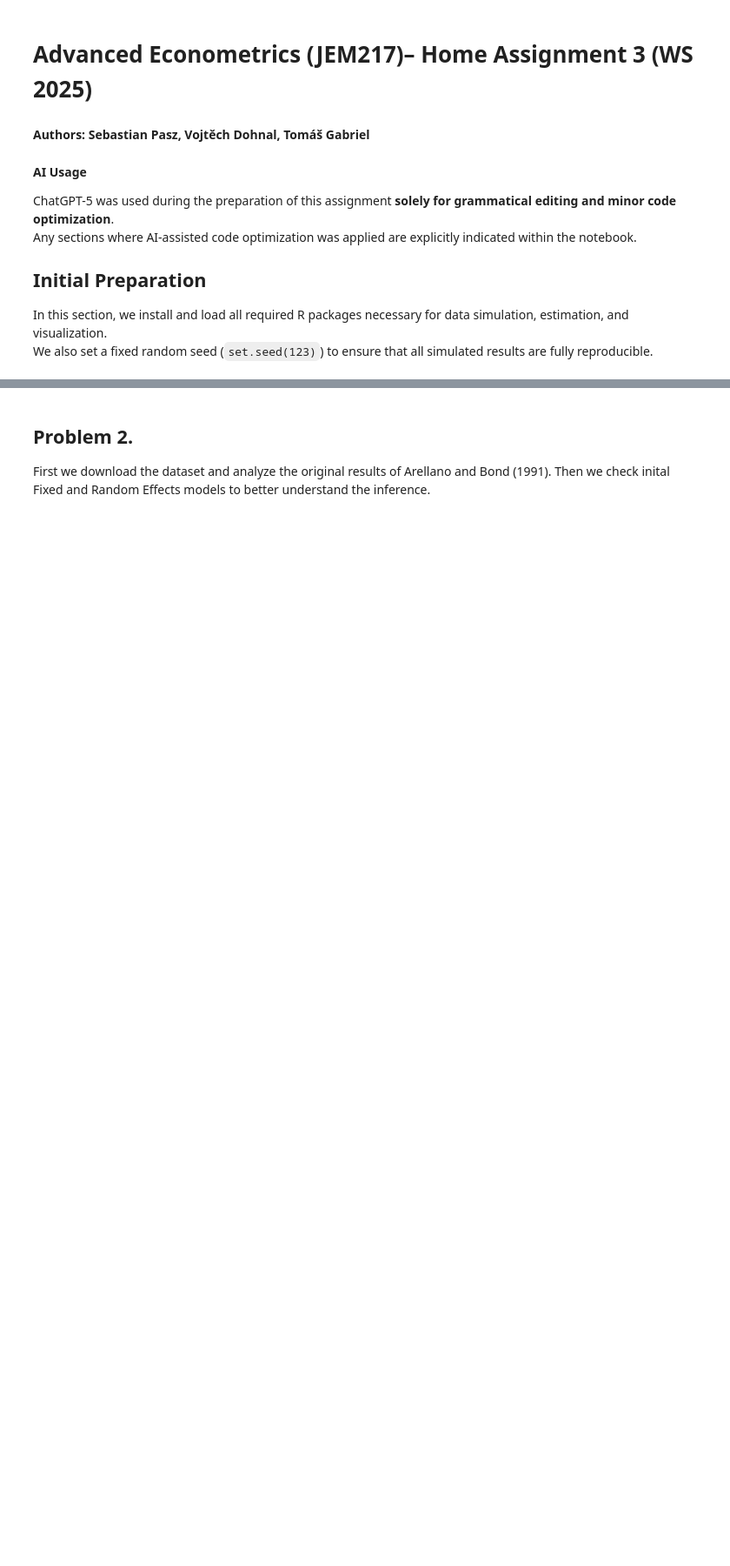
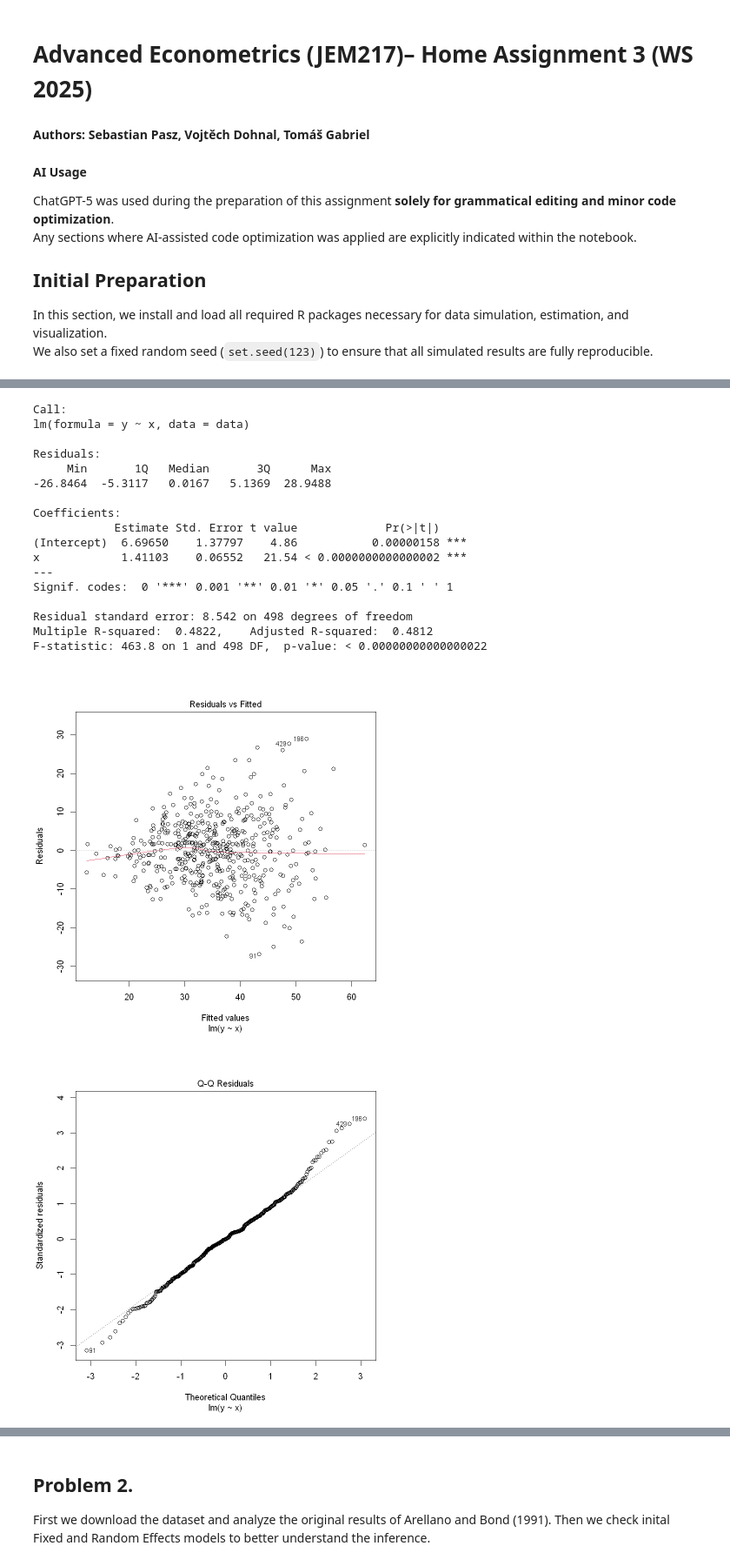
Before and after one commit to 52804407/Advanced_Econometrics_Pasz_Dohnal_Tom-, a Jupyter notebook: AE_HW3_Group27_Pasz_Dohnal_Gabriel.ipynb, the cells around one changed output, grey strips where cells are left out. Shown at 87% size. Cells and saved outputs as stored; diff of their text form; code cells hidden in the pictures; blank space fills up the shorter version.

```diff
--- a/AE_HW3_Group27_Pasz_Dohnal_Gabriel.ipynb
+++ b/AE_HW3_Group27_Pasz_Dohnal_Gabriel.ipynb
@@ -37,0 +62,11 @@ set.seed(123)
+# %%
+n <- 500
+alpha <- 5
+beta <- 1.5
+gamma <- 0.7
+
+x <- rnorm(n, mean = 20, sd = sqrt(36))
+eps <- rnorm(n, mean = 0, sd = sqrt(x^(2*gamma)))
+y <- alpha + beta * x + eps
+
+data <- data.frame(y, x)
@@ -37,0 +75,30 @@ set.seed(123)
+# %%
+## White background (R base)
+par(bg = "white")
+
+
+ols <- lm(y ~ x, data = data)
+summary(ols)
+plot(ols)
+
+bptest(ols)
+# %% [output]
+Call:
+lm(formula = y ~ x, data = data)
+
+Residuals:
+     Min       1Q   Median       3Q      Max
+-26.8464  -5.3117   0.0167   5.1369  28.9488
+
+Coefficients:
+            Estimate Std. Error t value             Pr(>|t|)
+(Intercept)  6.69650    1.37797    4.86           0.00000158 ***
+x            1.41103    0.06552   21.54 < 0.0000000000000002 ***
+---
+Signif. codes:  0 '***' 0.001 '**' 0.01 '*' 0.05 '.' 0.1 ' ' 1
+
+Residual standard error: 8.542 on 498 degrees of freedom
+Multiple R-squared:  0.4822,    Adjusted R-squared:  0.4812
+F-statistic: 463.8 on 1 and 498 DF,  p-value: < 0.00000000000000022
+[figure, added]
+[figure, added]
```
Also changed, not shown: parts of 20 cells of this notebook, 1 other file.
